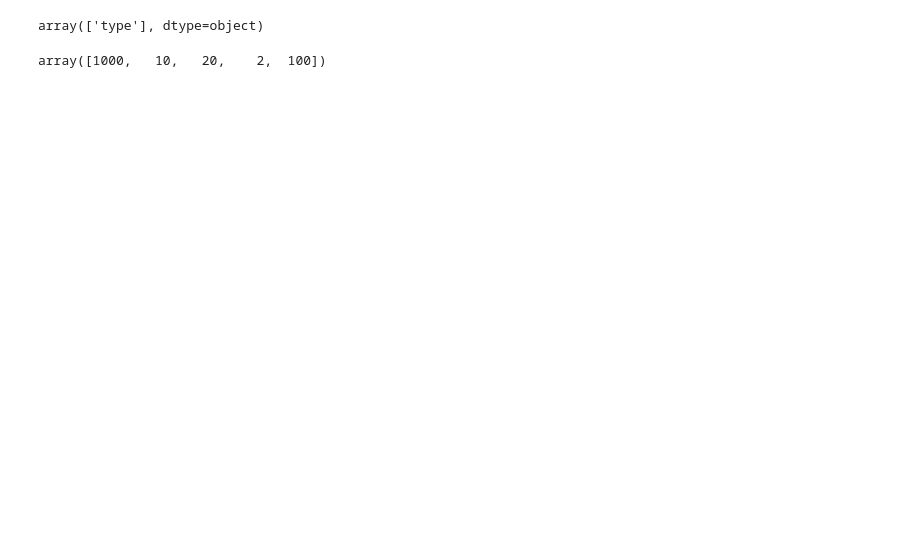
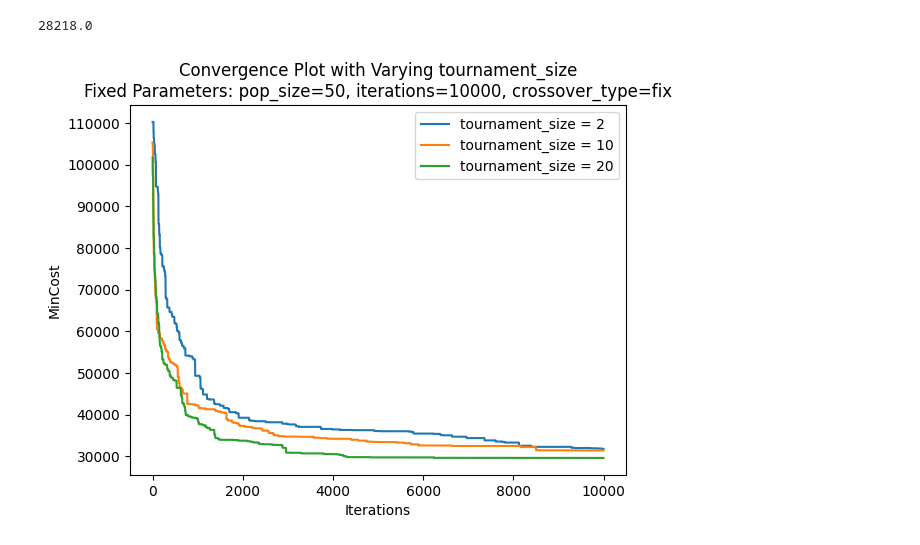
Before and after one commit to dgoswamiOmni/GeneticAlgorithm, a Jupyter notebook: NIC_results.ipynb, the cells around one changed output. Cells and saved outputs as stored; diff of their text form; code cells hidden in the pictures; blank space fills up the shorter version.

```diff
--- a/NIC_results.ipynb
+++ b/NIC_results.ipynb
@@ -52,8 +57,4 @@ array([20000, 30000, 10000])
-# %%
-result_df.crossover_type.unique()
-# %% [output]
-array(['type'], dtype=object)
-# %%
-result_df.tournament_size.unique()
-# %% [output]
-array([1000,   10,   20,    2,  100])
+# %%
+result_df[result_df.iterations==10000].MinCost.min()
+# %% [output]
+28218.0
@@ -59,0 +112,6 @@ array([1000,   10,   20,    2,  100])
+# %%
+# Example usage:
+fixed_params = {'pop_size': 50, 'iterations': 10000, 'crossover_type': 'fix'}
+plot_convergence(final, fixed_params, 'tournament_size')
+# %% [output]
+[figure, added]
```
Also changed, not shown: parts of 34 cells of this notebook, 30 other files.
